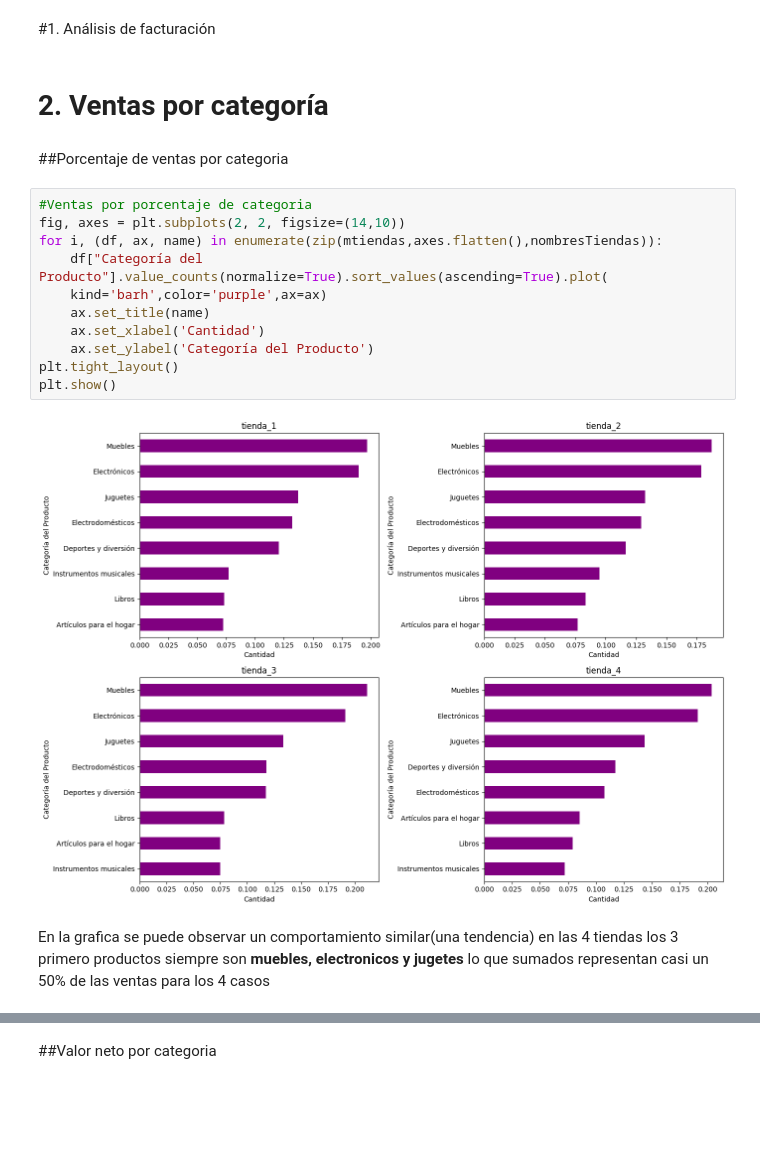
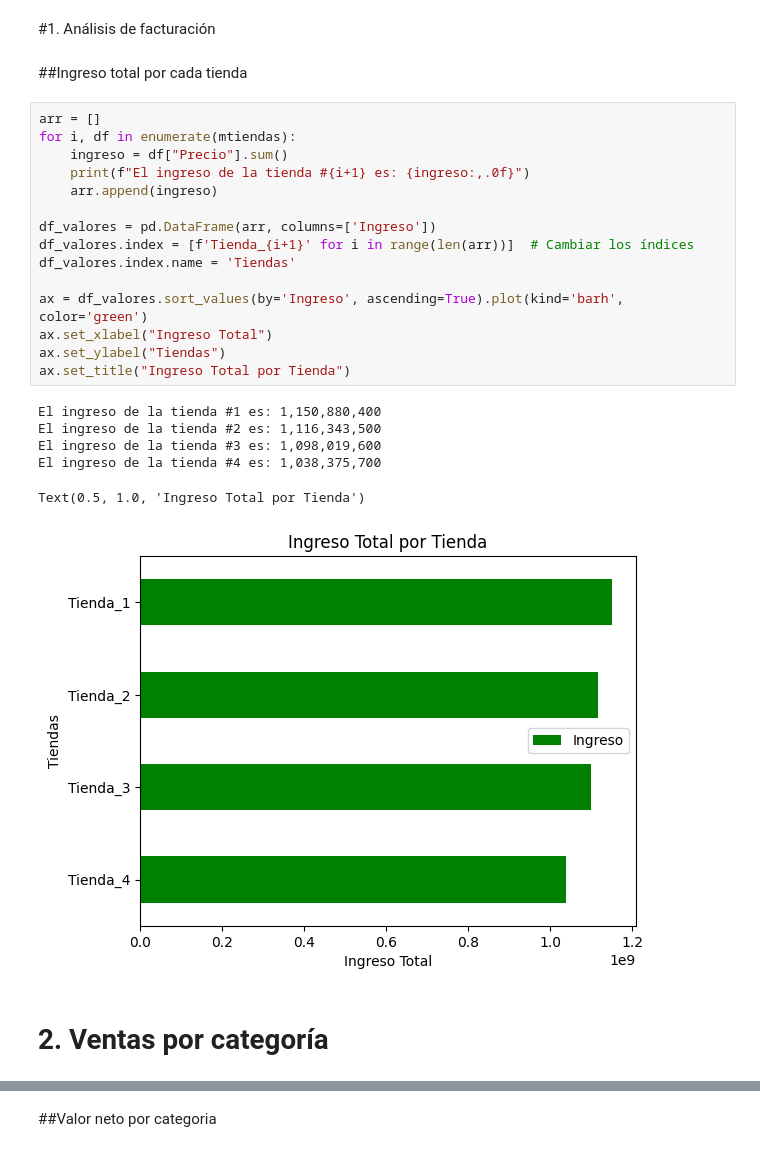
Before and after one commit to JCaceres-R/alura-store-data-analysis, a Jupyter notebook: AluraStoreLatam.ipynb, the cells around one changed output, grey strips where cells are left out. Saved outputs shown, nothing was run; the diff lists cells and outputs as text; blank space fills up the shorter version.

```diff
--- a/AluraStoreLatam.ipynb
+++ b/AluraStoreLatam.ipynb
@@ -147,22 +147,29 @@ std    6.146868e+05    32860.001783                            NaN
 max      11.544440   -67.923900
 # %% [markdown]
 #1. Análisis de facturación
+# %% [markdown]
+##Ingreso total por cada tienda
+# %%
+arr = []
+for i, df in enumerate(mtiendas):
+    ingreso = df["Precio"].sum()
+    print(f"El ingreso de la tienda #{i+1} es: {ingreso:,.0f}")
+    arr.append(ingreso)
+
+df_valores = pd.DataFrame(arr, columns=['Ingreso'])
+df_valores.index = [f'Tienda_{i+1}' for i in range(len(arr))]  # Cambiar los índices
+df_valores.index.name = 'Tiendas'
+
+ax = df_valores.sort_values(by='Ingreso', ascending=True).plot(kind='barh', color='green')
+ax.set_xlabel("Ingreso Total")
+ax.set_ylabel("Tiendas")
+ax.set_title("Ingreso Total por Tienda")
+# %% [output]
+El ingreso de la tienda #1 es: 1,150,880,400
+El ingreso de la tienda #2 es: 1,116,343,500
+El ingreso de la tienda #3 es: 1,098,019,600
+El ingreso de la tienda #4 es: 1,038,375,700
+Text(0.5, 1.0, 'Ingreso Total por Tienda')
+[figure, added]
 # %% [markdown]
 # 2. Ventas por categoría
-# %% [markdown]
-##Porcentaje de ventas por categoria
-# %%
-#Ventas por porcentaje de categoria
-fig, axes = plt.subplots(2, 2, figsize=(14,10))
-for i, (df, ax, name) in enumerate(zip(mtiendas,axes.flatten(),nombresTiendas)):
-    df["Categoría del Producto"].value_counts(normalize=True).sort_values(ascending=True).plot(
-    kind='barh',color='purple',ax=ax)
-    ax.set_title(name)
-    ax.set_xlabel('Cantidad')
-    ax.set_ylabel('Categoría del Producto')
-plt.tight_layout()
-plt.show()
-# %% [output]
-[figure, removed]
-# %% [markdown]
-En la grafica se puede observar un comportamiento similar(una tendencia) en las 4 tiendas los 3 primero productos siempre son **muebles, electronicos y jugetes** lo que sumados representan casi un 50% de las ventas para los 4 casos
```
Also changed, not shown: parts of 11 cells of this notebook.
